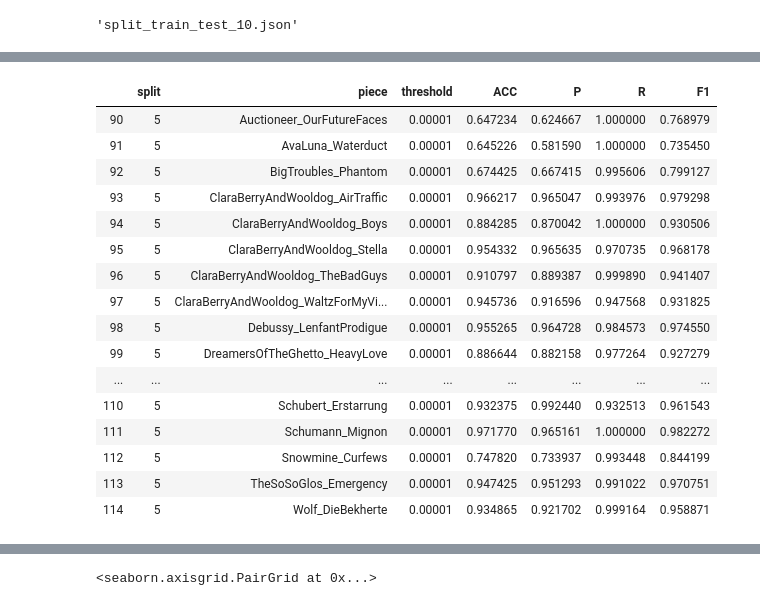
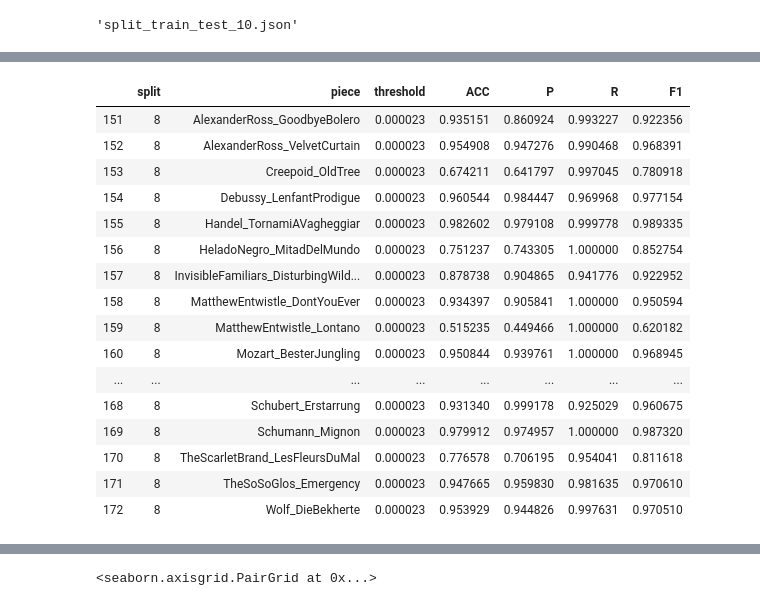
Before and after one commit to shayenne/vocaldetection, a Jupyter notebook: scripts/Threshold Spleeter.ipynb, the cells around one changed output, grey strips where cells are left out. Cells and saved outputs as stored; diff of their text form; code cells hidden in the pictures.

```diff
--- a/scripts/Threshold Spleeter.ipynb
+++ b/scripts/Threshold Spleeter.ipynb
@@ -42,6 +42,8 @@ for piece in train_files[0]+test_files[0]:
     print (sr)
 
     dict_rms[piece] = librosa.feature.rms(y=y, frame_length=2205, hop_length=441)
+    plt.plot(dict_rms[piece][0])
+    plt.show()
 # %% [output]
 AClassicEducation_NightOwl
 /media/DISCO2TB/datasets/MedleyDB/Audio/SeparatedSources/AClassicEducation_NightOwl_MIX/vocals.wav
@@ -145,8 +152,7 @@ rows_list = []
 
 
 for split in tqdm(range(10)):
-    if split == 8:
-        continue
+
     X_train, y_train = [], []
     X_test, y_test = [], []
 
@@ -157,8 +163,8 @@ for split in tqdm(range(10)):
             complete = [0] * (len(dict_rms[piece][0])-len(dict_lbl[piece]))
             dict_lbl[piece] = dict_lbl[piece].tolist() + complete
 
-        X_train.append(dict_rms[piece][0])
-        y_train.append(dict_lbl[piece])
+        X_train.append(dict_rms[piece][0].copy() - min(dict_rms[piece][0]) / max(dict_rms[piece][0]))
+        y_train.append(dict_lbl[piece].copy())
 
 
     X_train = np.concatenate(X_train)
@@ -197,8 +203,8 @@ for split in tqdm(range(10)):
             complete = [0] * (len(dict_rms[piece][0])-len(dict_lbl[piece]))
             dict_lbl[piece] = dict_lbl[piece].tolist() + complete
 
-        X_test = dict_rms[piece][0]
-        y_test = dict_lbl[piece]
+        X_test = dict_rms[piece][0].copy() - min(dict_rms[piece][0]) / max(dict_rms[piece][0])
+        y_test = dict_lbl[piece].copy()
 
         y_true = y_test
 
@@ -242,20 +253,20 @@ results_rf = pd.DataFrame(rows_list)
 # %%
-results_rf[results_rf.split == 5]
+results_rf[results_rf.split == 8].head(80)
 # %% [output]
 |  | split | piece | threshold | ACC | P | R | F1 |
-| 90 | 5 | Auctioneer_OurFutureFaces | 0.00001 | 0.647234 | 0.624667 | 1.000000 | 0.768979 |
-| 91 | 5 | AvaLuna_Waterduct | 0.00001 | 0.645226 | 0.581590 | 1.000000 | 0.735450 |
-| 92 | 5 | BigTroubles_Phantom | 0.00001 | 0.674425 | 0.667415 | 0.995606 | 0.799127 |
-| 93 | 5 | ClaraBerryAndWooldog_AirTraffic | 0.00001 | 0.966217 | 0.965047 | 0.993976 | 0.979298 |
-| 94 | 5 | ClaraBerryAndWooldog_Boys | 0.00001 | 0.884285 | 0.870042 | 1.000000 | 0.930506 |
-| 95 | 5 | ClaraBerryAndWooldog_Stella | 0.00001 | 0.954332 | 0.965635 | 0.970735 | 0.968178 |
-| 96 | 5 | ClaraBerryAndWooldog_TheBadGuys | 0.00001 | 0.910797 | 0.889387 | 0.999890 | 0.941407 |
-| 97 | 5 | ClaraBerryAndWooldog_WaltzForMyVi... | 0.00001 | 0.945736 | 0.916596 | 0.947568 | 0.931825 |
-| 98 | 5 | Debussy_LenfantProdigue | 0.00001 | 0.955265 | 0.964728 | 0.984573 | 0.974550 |
-| 99 | 5 | DreamersOfTheGhetto_HeavyLove | 0.00001 | 0.886644 | 0.882158 | 0.977264 | 0.927279 |
+| 151 | 8 | AlexanderRoss_GoodbyeBolero | 0.000023 | 0.935151 | 0.860924 | 0.993227 | 0.922356 |
+| 152 | 8 | AlexanderRoss_VelvetCurtain | 0.000023 | 0.954908 | 0.947276 | 0.990468 | 0.968391 |
+| 153 | 8 | Creepoid_OldTree | 0.000023 | 0.674211 | 0.641797 | 0.997045 | 0.780918 |
+| 154 | 8 | Debussy_LenfantProdigue | 0.000023 | 0.960544 | 0.984447 | 0.969968 | 0.977154 |
+| 155 | 8 | Handel_TornamiAVagheggiar | 0.000023 | 0.982602 | 0.979108 | 0.999778 | 0.989335 |
+| 156 | 8 | HeladoNegro_MitadDelMundo | 0.000023 | 0.751237 | 0.743305 | 1.000000 | 0.852754 |
+| 157 | 8 | InvisibleFamiliars_DisturbingWild... | 0.000023 | 0.878738 | 0.904865 | 0.941776 | 0.922952 |
+| 158 | 8 | MatthewEntwistle_DontYouEver | 0.000023 | 0.934397 | 0.905841 | 1.000000 | 0.950594 |
+| 159 | 8 | MatthewEntwistle_Lontano | 0.000023 | 0.515235 | 0.449466 | 1.000000 | 0.620182 |
+| 160 | 8 | Mozart_BesterJungling | 0.000023 | 0.950844 | 0.939761 | 1.000000 | 0.968945 |
 | ... | ... | ... | ... | ... | ... | ... | ... |
-| 110 | 5 | Schubert_Erstarrung | 0.00001 | 0.932375 | 0.992440 | 0.932513 | 0.961543 |
-| 111 | 5 | Schumann_Mignon | 0.00001 | 0.971770 | 0.965161 | 1.000000 | 0.982272 |
-| 112 | 5 | Snowmine_Curfews | 0.00001 | 0.747820 | 0.733937 | 0.993448 | 0.844199 |
-| 113 | 5 | TheSoSoGlos_Emergency | 0.00001 | 0.947425 | 0.951293 | 0.991022 | 0.970751 |
-| 114 | 5 | Wolf_DieBekherte | 0.00001 | 0.934865 | 0.921702 | 0.999164 | 0.958871 |
+| 168 | 8 | Schubert_Erstarrung | 0.000023 | 0.931340 | 0.999178 | 0.925029 | 0.960675 |
+| 169 | 8 | Schumann_Mignon | 0.000023 | 0.979912 | 0.974957 | 1.000000 | 0.987320 |
+| 170 | 8 | TheScarletBrand_LesFleursDuMal | 0.000023 | 0.776578 | 0.706195 | 0.954041 | 0.811618 |
+| 171 | 8 | TheSoSoGlos_Emergency | 0.000023 | 0.947665 | 0.959830 | 0.981635 | 0.970610 |
+| 172 | 8 | Wolf_DieBekherte | 0.000023 | 0.953929 | 0.944826 | 0.997631 | 0.970510 |
```
Also changed, not shown: parts of 24 cells of this notebook, 1 other file.
